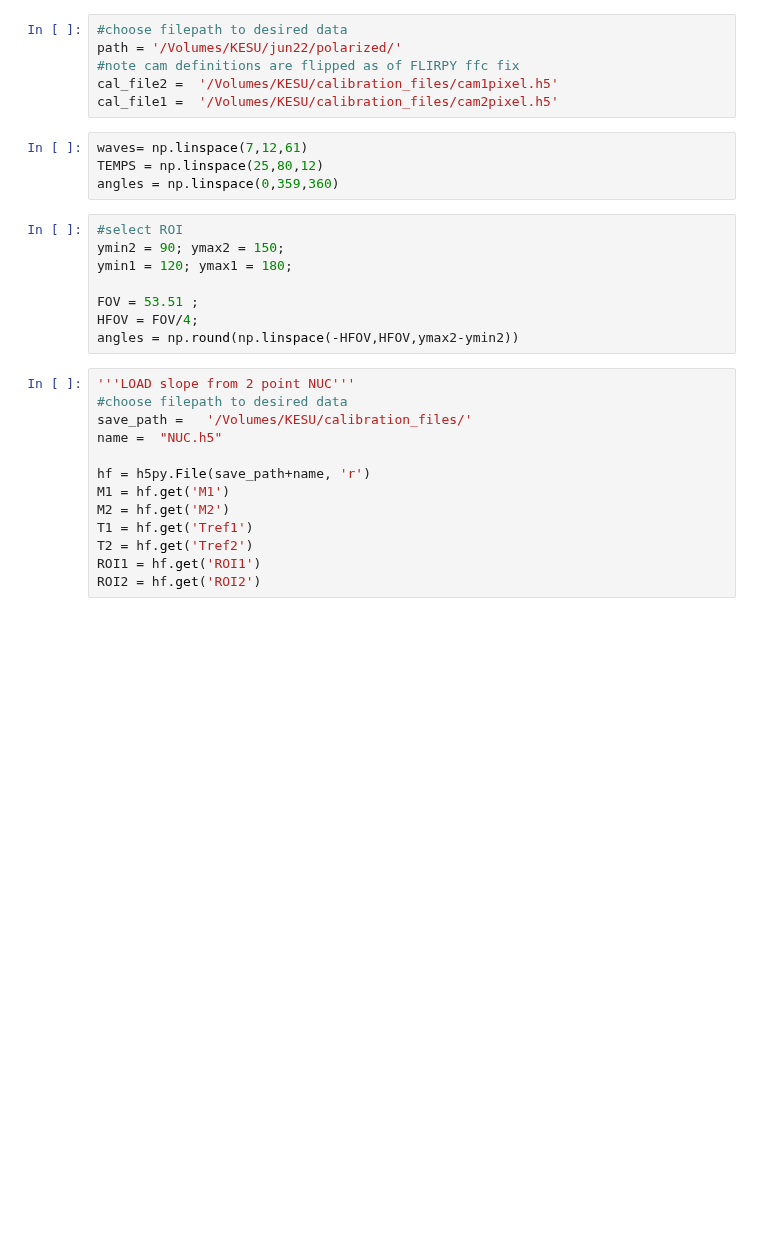
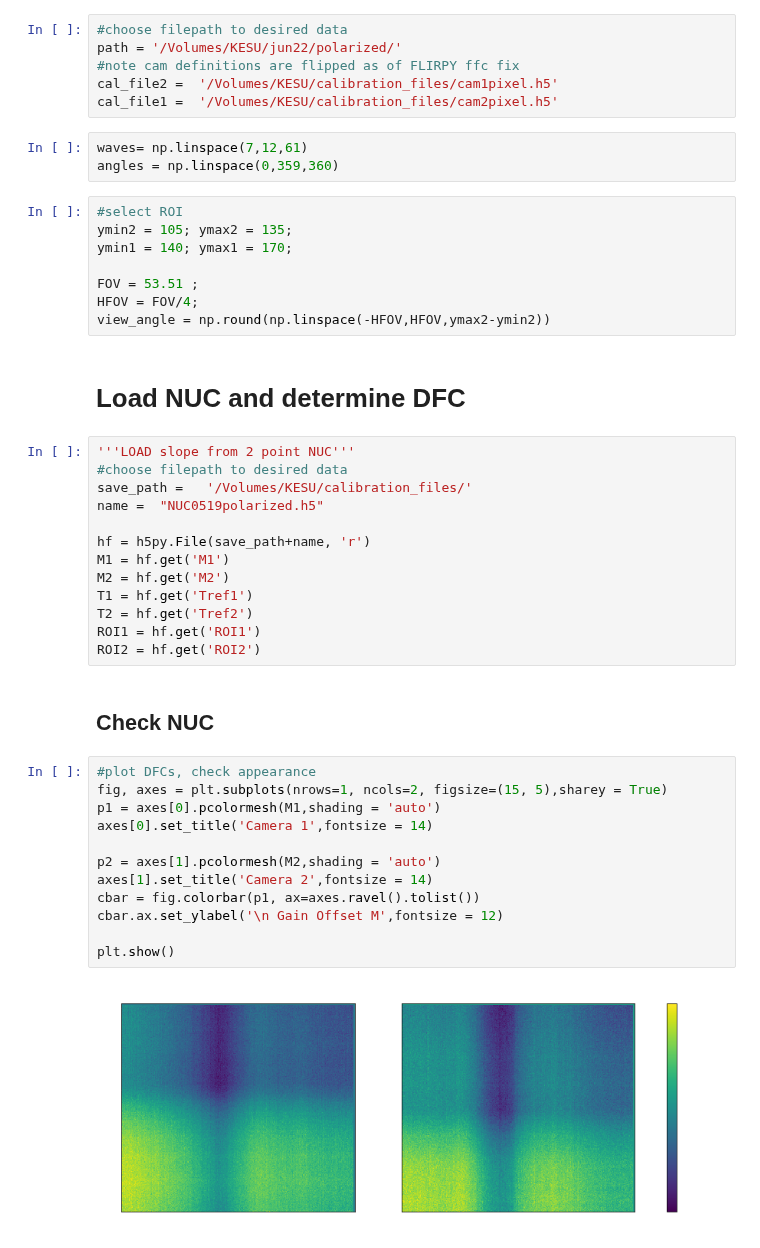
Before and after one commit to Polarization-Lab/IRCSP, a Jupyter notebook: calibration/calculate_POL.ipynb, the cells around one changed output. Saved outputs shown, nothing was run; the diff lists cells and outputs as text; blank space fills up the shorter version.

```diff
--- a/calibration/calculate_POL.ipynb
+++ b/calibration/calculate_POL.ipynb
@@ -22,21 +40,22 @@ cal_file2 =  '/Volumes/KESU/calibration_files/cam1pixel.h5'
 cal_file1 =  '/Volumes/KESU/calibration_files/cam2pixel.h5'
 # %%
 waves= np.linspace(7,12,61)
-TEMPS = np.linspace(25,80,12)
 angles = np.linspace(0,359,360)
 # %%
 #select ROI
-ymin2 = 90; ymax2 = 150;
-ymin1 = 120; ymax1 = 180;
+ymin2 = 105; ymax2 = 135;
+ymin1 = 140; ymax1 = 170;
 
 FOV = 53.51 ;
 HFOV = FOV/4;
-angles = np.round(np.linspace(-HFOV,HFOV,ymax2-ymin2))
+view_angle = np.round(np.linspace(-HFOV,HFOV,ymax2-ymin2))
+# %% [markdown]
+# Load NUC and determine DFC
 # %%
 '''LOAD slope from 2 point NUC'''
 #choose filepath to desired data
 save_path =   '/Volumes/KESU/calibration_files/'
-name =  "NUC.h5"
+name =  "NUC0519polarized.h5"
 
 hf = h5py.File(save_path+name, 'r')
 M1 = hf.get('M1')
@@ -45,6 +64,22 @@ T1 = hf.get('Tref1')
 T2 = hf.get('Tref2')
 ROI1 = hf.get('ROI1')
 ROI2 = hf.get('ROI2')
+# %% [markdown]
+## Check NUC
+# %%
+#plot DFCs, check appearance
+fig, axes = plt.subplots(nrows=1, ncols=2, figsize=(15, 5),sharey = True)
+p1 = axes[0].pcolormesh(M1,shading = 'auto')
+axes[0].set_title('Camera 1',fontsize = 14)
+
+p2 = axes[1].pcolormesh(M2,shading = 'auto')
+axes[1].set_title('Camera 2',fontsize = 14)
+cbar = fig.colorbar(p1, ax=axes.ravel().tolist())
+cbar.ax.set_ylabel('\n Gain Offset M',fontsize = 12)
+
+plt.show()
+# %% [output]
+[figure, added]
 # %%
 #first, determine reference temp for each camera
 ref_name  = '40C.h5'
```
Also changed, not shown: parts of 14 cells of this notebook, 15 other files.
